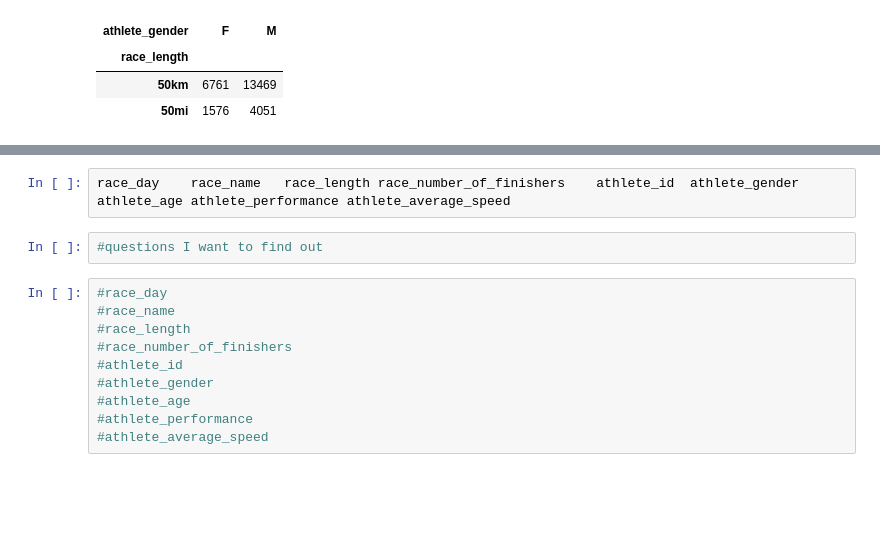
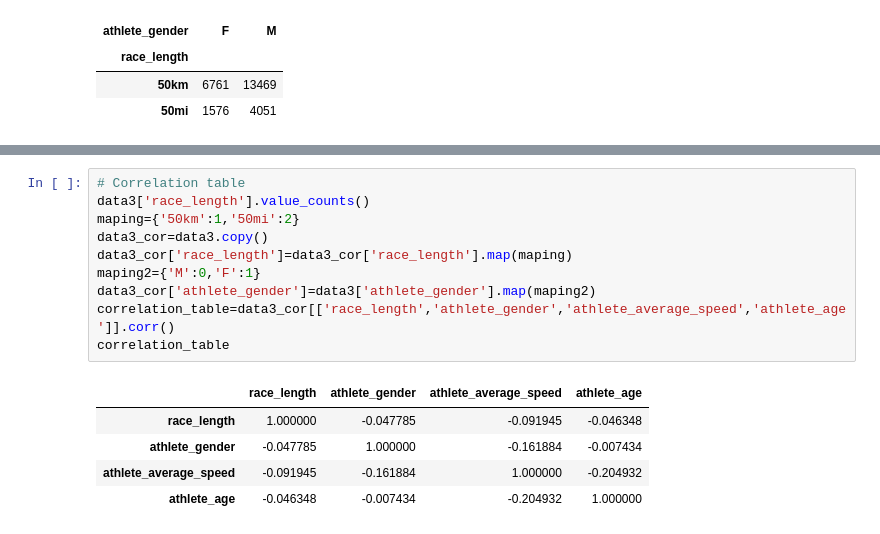
Before and after one commit to kc89878/Ultra-Marathon-Analysis, a Jupyter notebook: Ultra Marathon Analysis.ipynb, the cells around one changed output, grey strips where cells are left out. Cells and saved outputs as stored; diff of their text form; blank space fills up the shorter version.

```diff
--- a/Ultra Marathon Analysis.ipynb
+++ b/Ultra Marathon Analysis.ipynb
@@ -319,14 +295,16 @@ px.bar(lf,x='race_length',y='race_number_of_finishers',color='race_length')
-# %%
-race_day	race_name	race_length	race_number_of_finishers	athlete_id	athlete_gender	athlete_age	athlete_performance	athlete_average_speed
-# %%
-#questions I want to find out
-# %%
-#race_day
-#race_name
-#race_length
-#race_number_of_finishers
-#athlete_id
-#athlete_gender
-#athlete_age
-#athlete_performance
-#athlete_average_speed
+# %%
+# Correlation table
+data3['race_length'].value_counts()
+maping={'50km':1,'50mi':2}
+data3_cor=data3.copy()
+data3_cor['race_length']=data3_cor['race_length'].map(maping)
+maping2={'M':0,'F':1}
+data3_cor['athlete_gender']=data3['athlete_gender'].map(maping2)
+correlation_table=data3_cor[['race_length','athlete_gender','athlete_average_speed','athlete_age']].corr()
+correlation_table
+# %% [output]
+|  | race_length | athlete_gender | athlete_average_speed | athlete_age |
+| race_length | 1.000000 | -0.047785 | -0.091945 | -0.046348 |
+| athlete_gender | -0.047785 | 1.000000 | -0.161884 | -0.007434 |
+| athlete_average_speed | -0.091945 | -0.161884 | 1.000000 | -0.204932 |
+| athlete_age | -0.046348 | -0.007434 | -0.204932 | 1.000000 |
```
Also changed, not shown: parts of 30 cells of this notebook.
